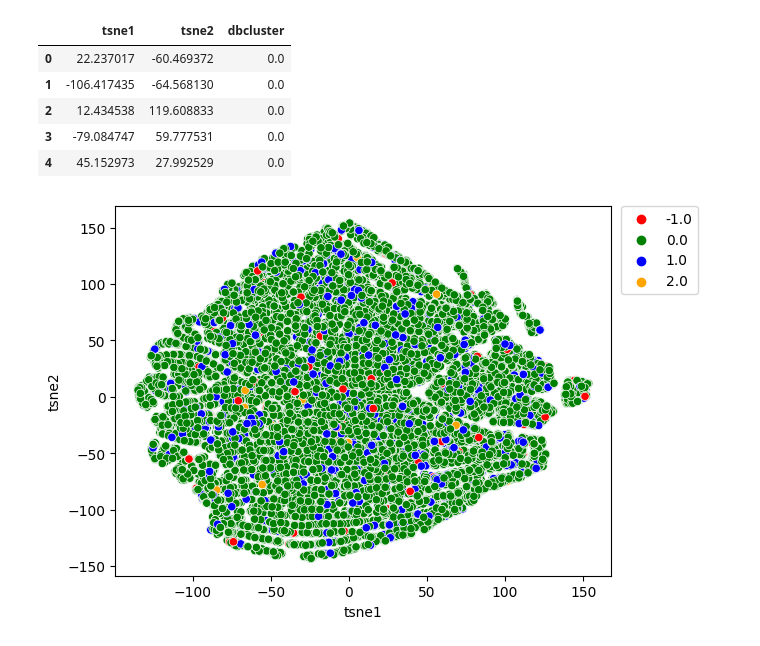
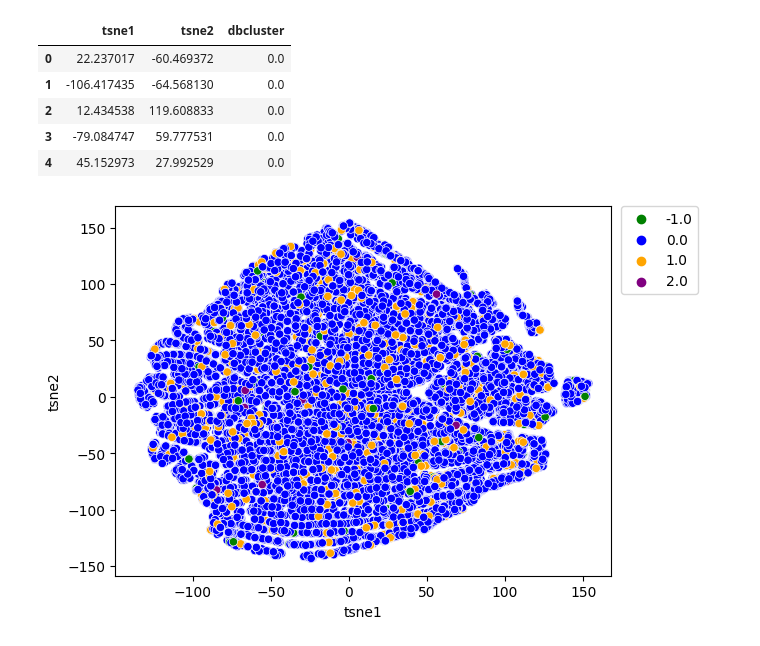
Before and after one commit to santra11/UnsupervisedEcomsegmentation, a Jupyter notebook: dbscan.ipynb, the cells around one changed output. Cells and saved outputs as stored; diff of their text form; code cells hidden in the pictures.

```diff
--- a/dbscan.ipynb
+++ b/dbscan.ipynb
@@ -260,9 +260,9 @@ tsne_df.head()
 | 3 | -79.084747 | 59.777531 | 0.0 |
 | 4 | 45.152973 | 27.992529 | 0.0 |
 # %%
-sns.scatterplot(x='tsne1', y='tsne2', hue='dbcluster', palette=['red', 'green', 'blue','orange','purple'],
+sns.scatterplot(x='tsne1', y='tsne2', hue='dbcluster', palette=['green', 'blue','orange','purple'],
                 data=tsne_df);
 plt.legend(bbox_to_anchor=(1.02, 1), loc='upper left', borderaxespad=0)
 plt.show()
 # %% [output]
-[figure, old version]
+[figure, new version]
```
